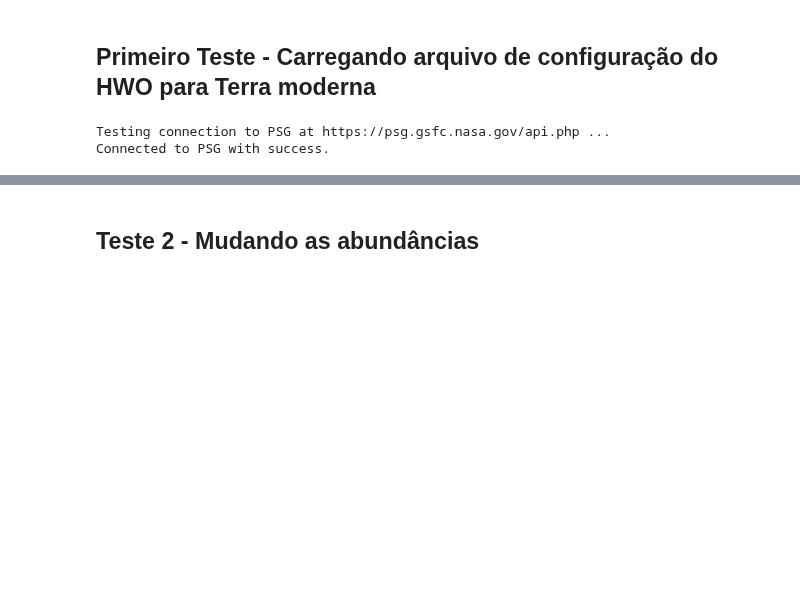
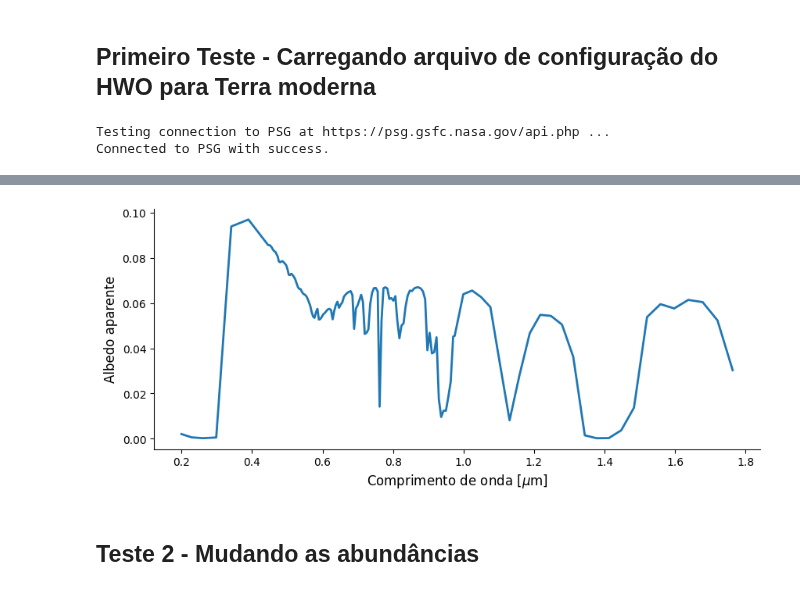
Before and after one commit to SarahBarbosa/geexhp, a Jupyter notebook: notebooks/terra_moderna.ipynb, the cells around one changed output, grey strips where cells are left out. Saved outputs shown, nothing was run; the diff lists cells and outputs as text; code cells hidden in the pictures; blank space fills up the shorter version.

```diff
--- a/notebooks/terra_moderna.ipynb
+++ b/notebooks/terra_moderna.ipynb
@@ -401,3 +528,18 @@ spectrum.plotar_espectro(cor_linha = "k");
+# %%
+df = pd.concat([df_SSUV, df_SSVis, df_SSNIR])
+df.reset_index(drop=True, inplace=True)
+# %%
+wave_freq = df["Wave/freq [um]"]
+total_albedo = df["Total [I/F apparent albedo]"]
+erro = df["Noise"]
+
+_, ax = plt.subplots()
+ax.plot(wave_freq, total_albedo, color="tab:blue", lw=2)
+#ax.errorbar(wave_freq, total_albedo, yerr=erro, fmt="o", capsize=3, color="gray", alpha=0.35, markersize=5)
+
+ax.set(xlabel="Comprimento de onda [$\mu$m]", ylabel="Albedo aparente");
+# %% [output]
+[figure, added]
 # %% [markdown]
 ## Teste 2 - Mudando as abundâncias
 # %%
```
Also changed, not shown: parts of 14 cells of this notebook.
